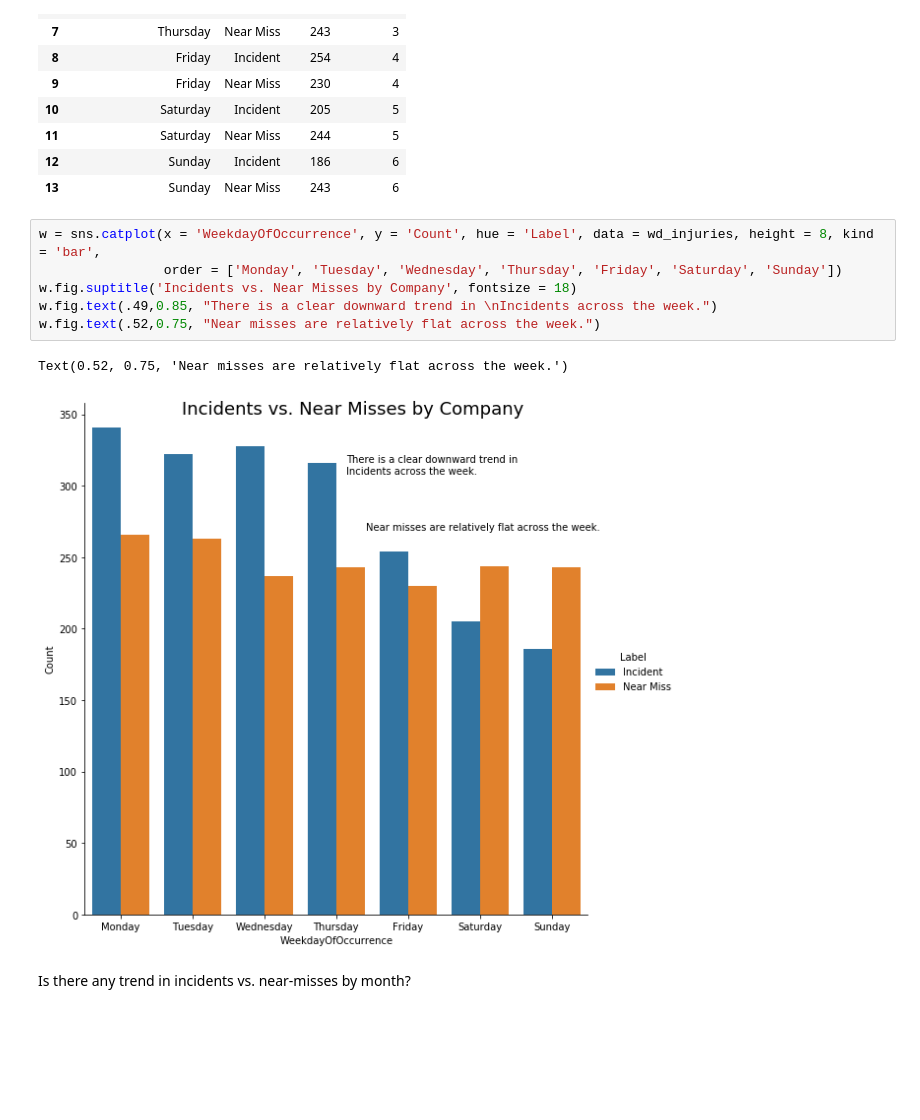
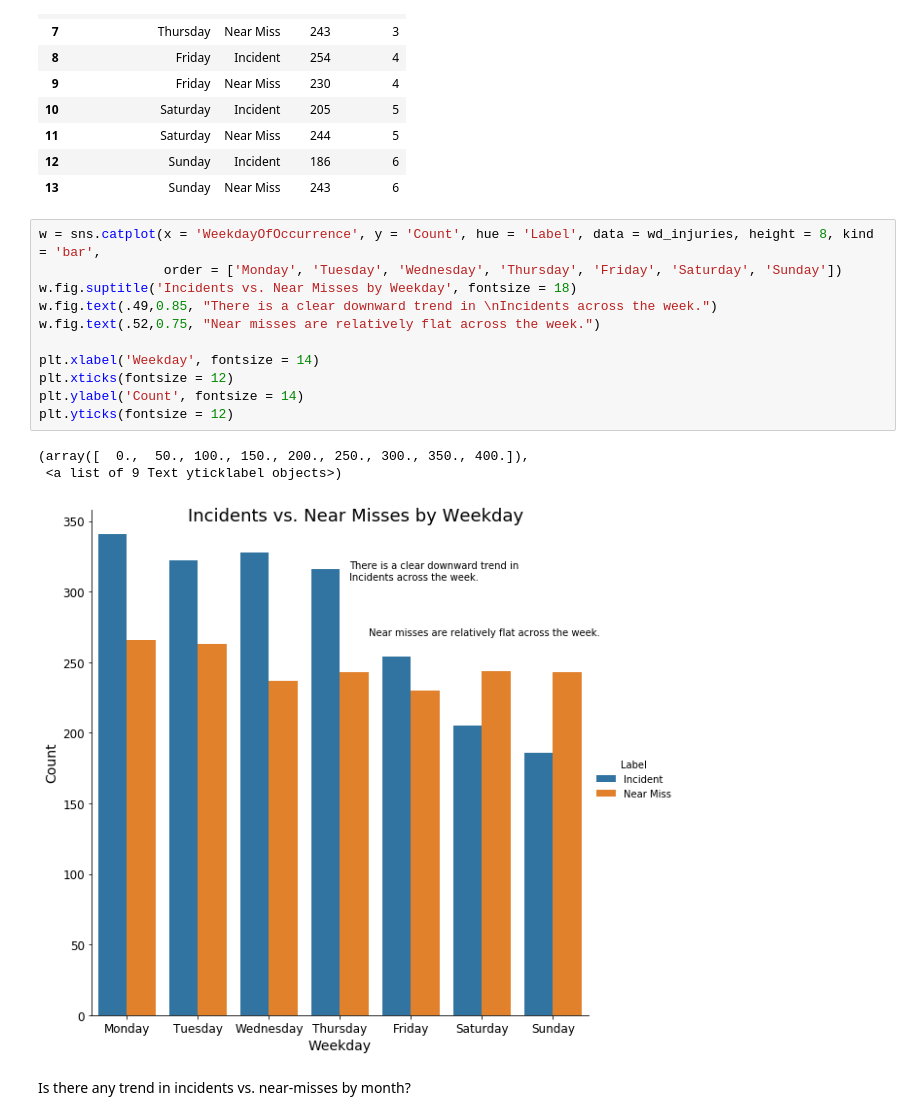
Before and after one commit to ist719-finalproject/FinalProject, a Jupyter notebook: IST718 Project - Kim,TS,Brandon,Amanda.ipynb, the cells around one changed output. Cells and saved outputs as stored; diff of their text form; blank space fills up the shorter version.

```diff
--- a/IST718 Project - Kim,TS,Brandon,Amanda.ipynb
+++ b/IST718 Project - Kim,TS,Brandon,Amanda.ipynb
@@ -240,12 +240,18 @@ wd_injuries
 # %%
 w = sns.catplot(x = 'WeekdayOfOccurrence', y = 'Count', hue = 'Label', data = wd_injuries, height = 8, kind = 'bar',
                 order = ['Monday', 'Tuesday', 'Wednesday', 'Thursday', 'Friday', 'Saturday', 'Sunday'])
-w.fig.suptitle('Incidents vs. Near Misses by Company', fontsize = 18)
+w.fig.suptitle('Incidents vs. Near Misses by Weekday', fontsize = 18)
 w.fig.text(.49,0.85, "There is a clear downward trend in \nIncidents across the week.")
 w.fig.text(.52,0.75, "Near misses are relatively flat across the week.")
+
+plt.xlabel('Weekday', fontsize = 14)
+plt.xticks(fontsize = 12)
+plt.ylabel('Count', fontsize = 14)
+plt.yticks(fontsize = 12)
 # %% [output]
-Text(0.52, 0.75, 'Near misses are relatively flat across the week.')
+(array([  0.,  50., 100., 150., 200., 250., 300., 350., 400.]),
+ <a list of 9 Text yticklabel objects>)
-[figure, old version]
+[figure, new version]
 # %% [markdown]
 Is there any trend in incidents vs. near-misses by month?
 # %%
```
Also changed, not shown: parts of 21 cells of this notebook.
